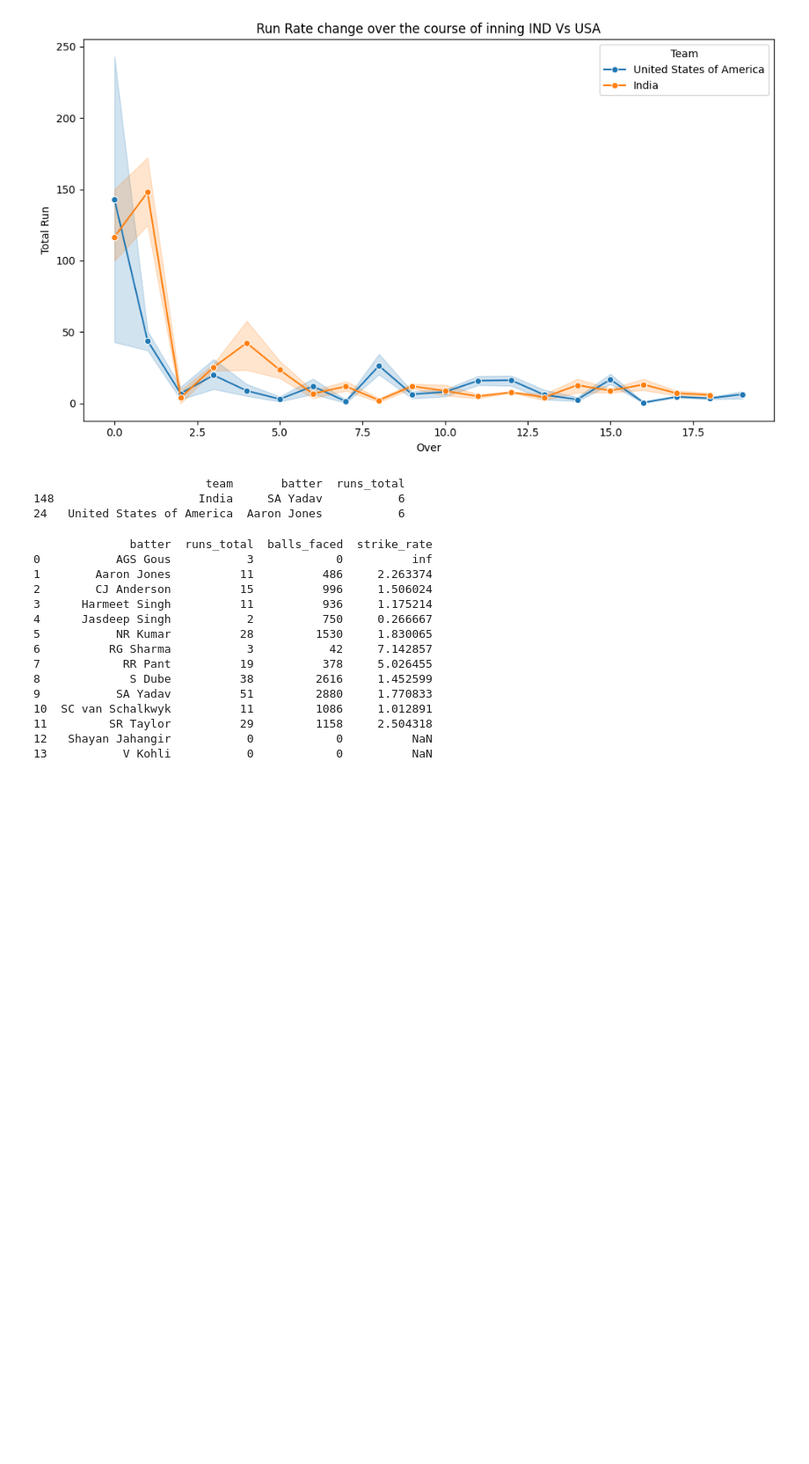
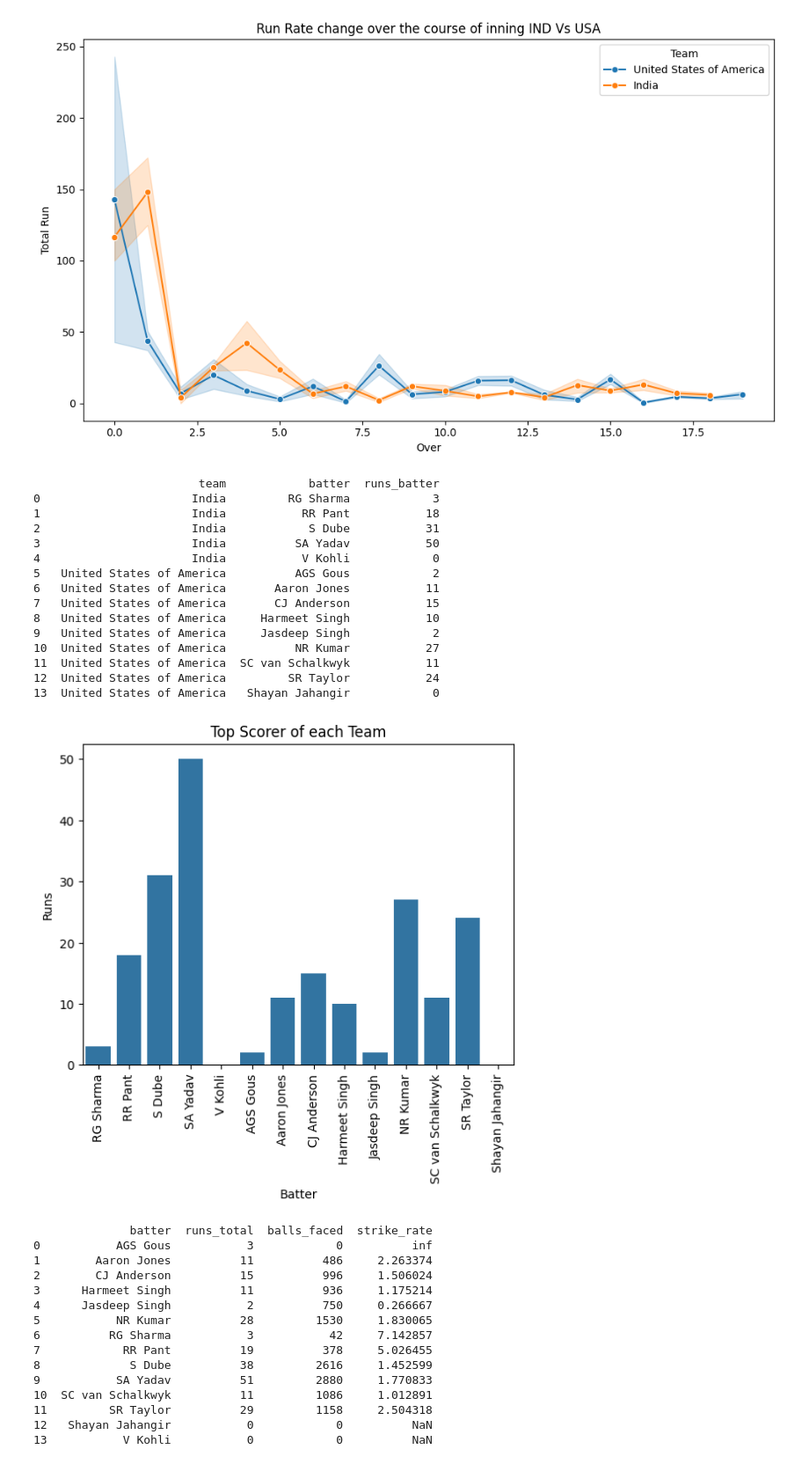
Before and after one commit to ayuri1512/Data-Science-Projects, a Jupyter notebook: T20worldcup.ipynb, the cells around one changed output. Shown at 88% size. Drawn from its saved outputs; the diff is of its cells as text; code cells hidden in the pictures; blank space fills up the shorter version.

```diff
--- a/T20worldcup.ipynb
+++ b/T20worldcup.ipynb
@@ -309,15 +309,35 @@ plt.tight_layout()
 plt.show()
 # %% [output]
 [figure]
-# %%
-#Top Scorer of each team
-max_run = df.groupby("team")["runs_total"].idxmax()
-top_scorer = df.loc[max_run, ["team", "batter", "runs_total"]]
-print(top_scorer)
-# %% [output]
-                         team       batter  runs_total
-148                     India     SA Yadav           6
-24   United States of America  Aaron Jones           6
+# %%
+#Top Scorer of each team
+top_scorer = df.groupby(["team","batter"])["runs_batter"].sum().reset_index()
+
+print(top_scorer)
+
+sns.barplot(data = top_scorer, x="batter", y="runs_batter")
+plt.xlabel("Batter")
+plt.ylabel("Runs")
+plt.xticks(rotation=90)
+plt.title("Top Scorer of each Team")
+plt.show()
+# %% [output]
+                        team            batter  runs_batter
+0                      India         RG Sharma            3
+1                      India           RR Pant           18
+2                      India            S Dube           31
+3                      India          SA Yadav           50
+4                      India           V Kohli            0
+5   United States of America          AGS Gous            2
+6   United States of America       Aaron Jones           11
+7   United States of America       CJ Anderson           15
+8   United States of America     Harmeet Singh           10
+9   United States of America     Jasdeep Singh            2
+10  United States of America          NR Kumar           27
+11  United States of America  SC van Schalkwyk           11
+12  United States of America         SR Taylor           24
+13  United States of America   Shayan Jahangir            0
+[figure, added]
 # %%
 #Calculating the number of each runs scored by the batter and their strike rate
 runs_by_batter = df.groupby(['batter'])['runs_total'].sum().reset_index()
```
Also changed, not shown: parts of 1 cell of this notebook.
